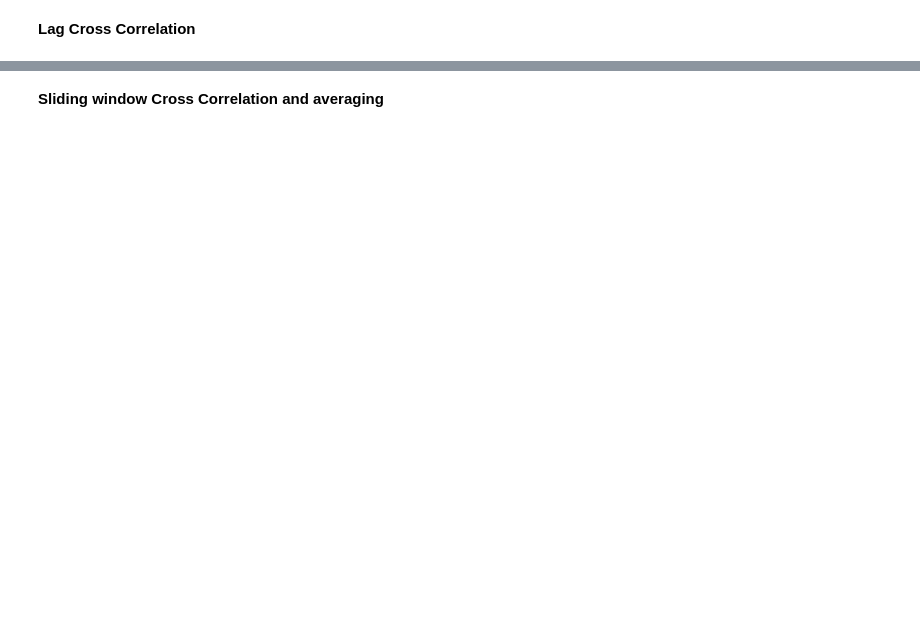
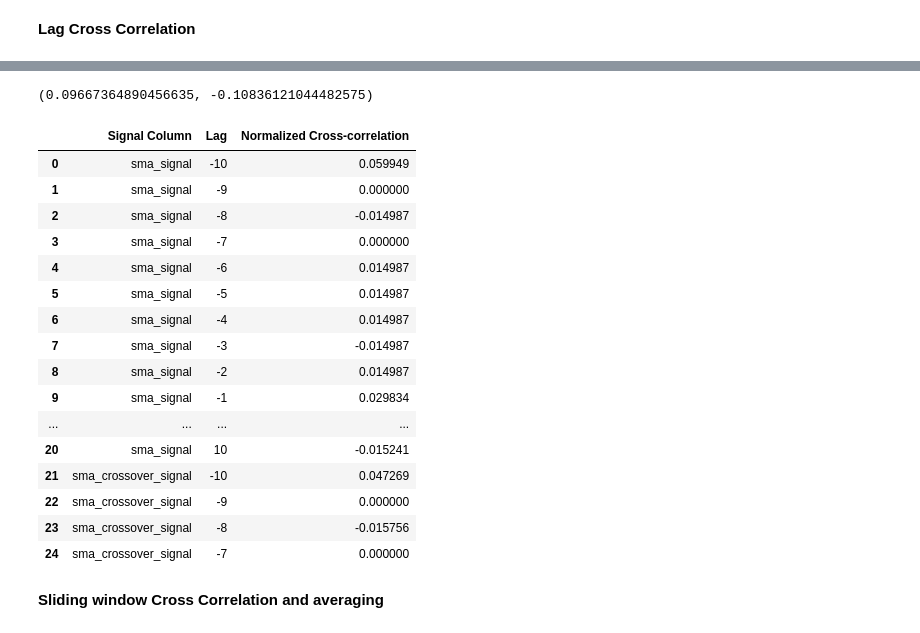
Before and after one commit to abhinav70291/TechnicalAnalysis-for-intra-day-trading, a Jupyter notebook: Technical_Analysis_underwork.ipynb, the cells around one changed output, grey strips where cells are left out. Cells and saved outputs as stored; diff of their text form; code cells hidden in the pictures; blank space fills up the shorter version.

```diff
--- a/Technical_Analysis_underwork.ipynb
+++ b/Technical_Analysis_underwork.ipynb
@@ -1399,3 +1380,6 @@ plt.show()
 [figure]
 # %% [markdown]
 **ASSOCIATION AND LAG ASSOCIATION METRICS**
+# %%
+count = (df["signal"] == df["sma_signal"]).sum()
+count
@@ -1405,0 +1607,27 @@ plt.show()
+# %%
+import numpy as np
+import pandas as pd
+
+# Define the list of signal columns
+signal_columns = ['sma_signal', 'sma_crossover_signal', 'ema_signal', 'ema_crossover_signal', 'rsi_signal', 'bb_signal', 'adx_signal']
+
+# Create an empty DataFrame to store the results
+report = pd.DataFrame(columns=['Signal Column', 'Lag', 'Normalized Cross-correlation'])
+
+# Loop over the signal columns
+for signal_column in signal_columns:
+    # Loop over the range from -10 to +10
+    for lag in range(-10, 11):
+        # Shift the signal column
+        shifted = df[signal_column].shift(lag).dropna()
+
+        # Calculate the cross-correlation
+        cross_correlation = np.correlate(df['signal'].loc[shifted.index], shifted)[0]
+
+        # Normalize the cross-correlation
+        norm_cross_correlation = cross_correlation / (np.sqrt(np.sum(df['signal'].loc[shifted.index]**2)) * np.sqrt(np.sum(shifted**2)))
+
+        # Append the result to the report DataFrame
+        report = report.append({'Signal Column': signal_column, 'Lag': lag, 'Normalized Cross-correlation': norm_cross_correlation}, ignore_index=True)
+
+report
@@ -1406,2 +1648,26 @@ plt.show()
+# %%
+report["Normalized Cross-correlation"].max(),report["Normalized Cross-correlation"].min()
+# %% [output]
+(0.09667364890456635, -0.10836121044482575)
+# %%
+report.head(25)
+# %% [output]
+|  | Signal Column | Lag | Normalized Cross-correlation |
+| 0 | sma_signal | -10 | 0.059949 |
+| 1 | sma_signal | -9 | 0.000000 |
+| 2 | sma_signal | -8 | -0.014987 |
+| 3 | sma_signal | -7 | 0.000000 |
+| 4 | sma_signal | -6 | 0.014987 |
+| 5 | sma_signal | -5 | 0.014987 |
+| 6 | sma_signal | -4 | 0.014987 |
+| 7 | sma_signal | -3 | -0.014987 |
+| 8 | sma_signal | -2 | 0.014987 |
+| 9 | sma_signal | -1 | 0.029834 |
+| ... | ... | ... | ... |
+| 20 | sma_signal | 10 | -0.015241 |
+| 21 | sma_crossover_signal | -10 | 0.047269 |
+| 22 | sma_crossover_signal | -9 | 0.000000 |
+| 23 | sma_crossover_signal | -8 | -0.015756 |
+| 24 | sma_crossover_signal | -7 | 0.000000 |
 # %% [markdown]
 **Sliding window Cross Correlation and averaging**
```
Also changed, not shown: parts of 12 cells of this notebook.
